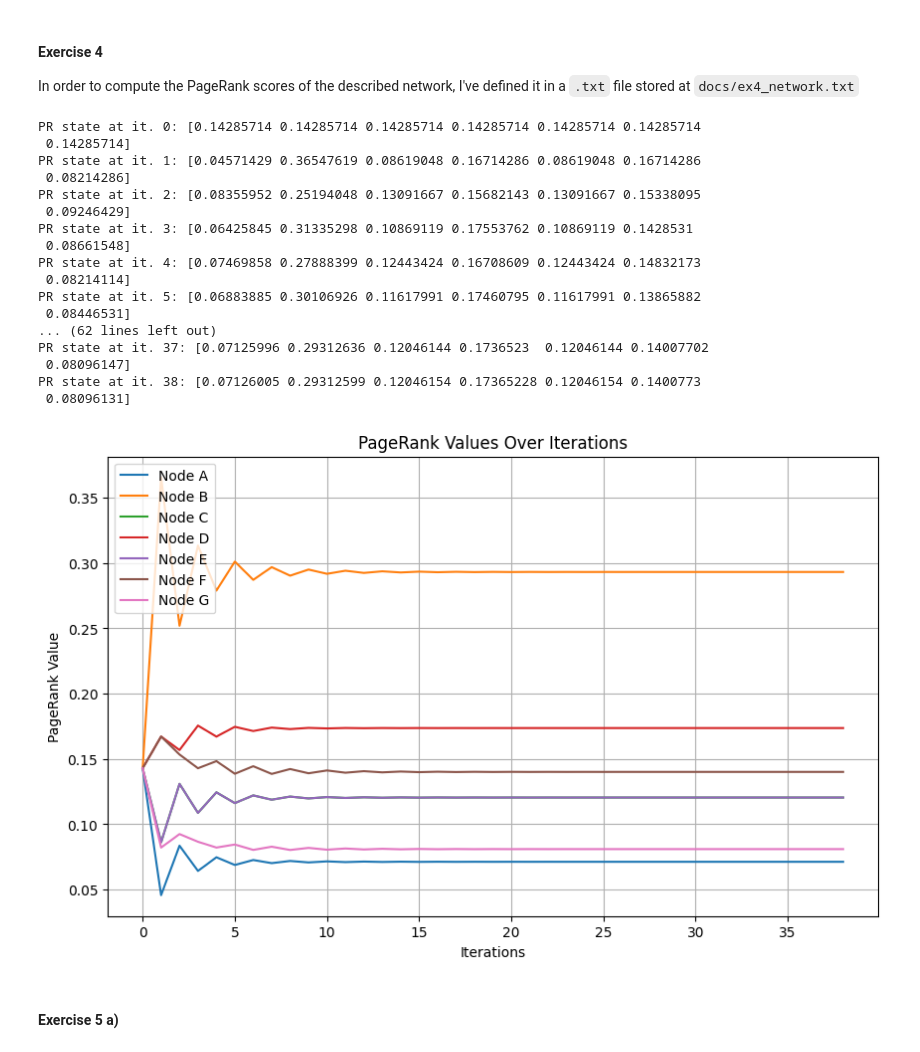
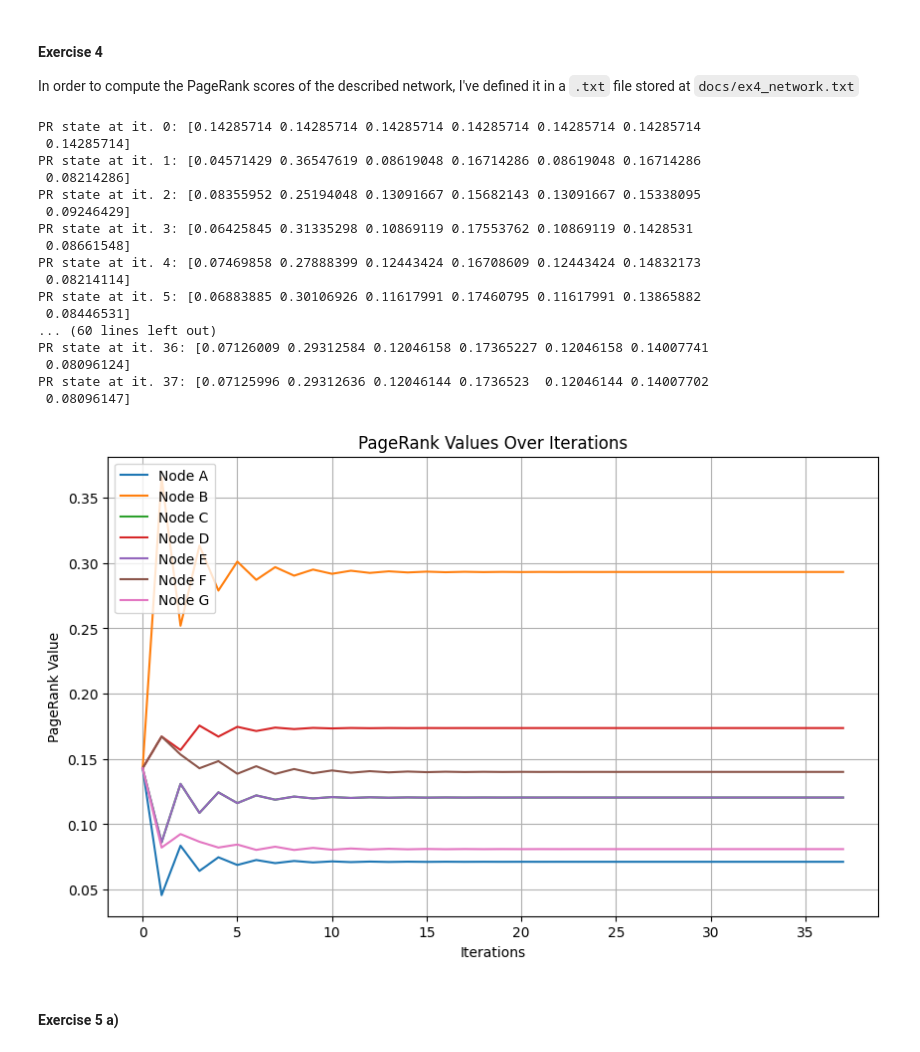
Before and after one commit to Adriano-7/network-science, a Jupyter notebook: hmk2/main.ipynb, the cells around one changed output. Cells and saved outputs as stored; diff of their text form; code cells hidden in the pictures.

```diff
--- a/hmk2/main.ipynb
+++ b/hmk2/main.ipynb
@@ -174,36 +173,36 @@ class NormalizedPageRank:
         self.graph = graph
         self.beta = beta
         self.n = graph.n
-        self.page_rank = np.ones(self.n) / self.n
+        self.scores = np.ones(self.n) / self.n
         self.convergence_threshold = convergence_threshold
-        self.page_rank_history = [self.page_rank.copy()]
+        self.scores_history = [self.scores.copy()]
 
     def calculate_scores(self):
         while True:
-            new_page_rank = np.zeros(self.n)
+            new_scores = np.zeros(self.n)
             for j in range(self.n):
                 neighbors = self.graph._get_neighbors(j)
                 if neighbors:
                     for i in neighbors:
-                        new_page_rank[j] += self.page_rank[i] / self.graph.get_degree_of_node(i)
-            new_page_rank = (1 - self.beta) / self.n + self.beta * new_page_rank
-            if np.linalg.norm(new_page_rank - self.page_rank, ord=1) < self.convergence_threshold:
+                        new_scores[j] += self.scores[i] / self.graph.get_degree_of_node(i)
+            new_scores = (1 - self.beta) / self.n + self.beta * new_scores
+            if np.linalg.norm(new_scores - self.scores, ord=1) < self.convergence_threshold:
                 break
-            self.page_rank = new_page_rank
-            self.page_rank_history.append(self.page_rank.copy())
+            self.scores = new_scores
+            self.scores_history.append(self.scores.copy())
 
     def get_top_k_nodes(self, k: int):
-        return np.argsort(self.page_rank)[-k:][::-1]
+        return np.argsort(self.scores)[-k:][::-1]
 
     def get_score_of_node(self, node: int):
-        return self.page_rank[node]
+        return self.scores[node]
 
     def reset(self):
-        self.page_rank = np.ones(self.n) / self.n
-        self.page_rank_history = [self.page_rank.copy()]
+        self.scores = np.ones(self.n) / self.n
+        self.scores_history = [self.scores.copy()]
 
     def number_of_iterations(self):
-        return len(self.page_rank_history)
+        return len(self.scores_history) - 1
 # %% [markdown]
 #### Exercise 4
 
@@ -215,38 +214,38 @@ pr.calculate_scores()
 
 # Print pageranks to console
 for i in range(pr.number_of_iterations()):
-    print(f"PR state at it. {i}: {pr.page_rank_history[i]}")
+    print(f"PR state at it. {i}: {pr.scores_history[i]}")
 
 # Plot pagerank values over iterations
 plt.figure(figsize=(10, 6))
 alphabet = "ABCDEFGHIJKLMNOPQRSTUVWXYZ"
 for i in range(pr.n):
-    plt.plot(range(pr.number_of_iterations()), [pr.page_rank_history[j][i] for j in range(pr.number_of_iterations())], label=f'Node {alphabet[i]}')
+    plt.plot(range(pr.number_of_iterations()), [pr.scores_history[j][i] for j in range(pr.number_of_iterations())], label=f'Node {alphabet[i]}')
 plt.xlabel('Iterations')
 plt.ylabel('PageRank Value')
 plt.title('PageRank Values Over Iterations')
 plt.legend()
 plt.grid()
 plt.savefig('docs/ex4_pagerank_values.png')
 plt.show()
 # %% [output]
 PR state at it. 0: [0.14285714 0.14285714 0.14285714 0.14285714 0.14285714 0.14285714
  0.14285714]
 PR state at it. 1: [0.04571429 0.36547619 0.08619048 0.16714286 0.08619048 0.16714286
  0.08214286]
 PR state at it. 2: [0.08355952 0.25194048 0.13091667 0.15682143 0.13091667 0.15338095
  0.09246429]
 PR state at it. 3: [0.06425845 0.31335298 0.10869119 0.17553762 0.10869119 0.1428531
  0.08661548]
 PR state at it. 4: [0.07469858 0.27888399 0.12443424 0.16708609 0.12443424 0.14832173
  0.08214114]
 PR state at it. 5: [0.06883885 0.30106926 0.11617991 0.17460795 0.11617991 0.13865882
  0.08446531]
-... (62 lines left out)
+... (60 lines left out)
+PR state at it. 36: [0.07126009 0.29312584 0.12046158 0.17365227 0.12046158 0.14007741
+ 0.08096124]
 PR state at it. 37: [0.07125996 0.29312636 0.12046144 0.1736523  0.12046144 0.14007702
  0.08096147]
-PR state at it. 38: [0.07126005 0.29312599 0.12046154 0.17365228 0.12046154 0.1400773
- 0.08096131]
-[figure, old version]
+[figure, new version]
 # %% [markdown]
 #### Exercise 5 a)
```
Also changed, not shown: parts of 6 cells of this notebook, 4 other files.
